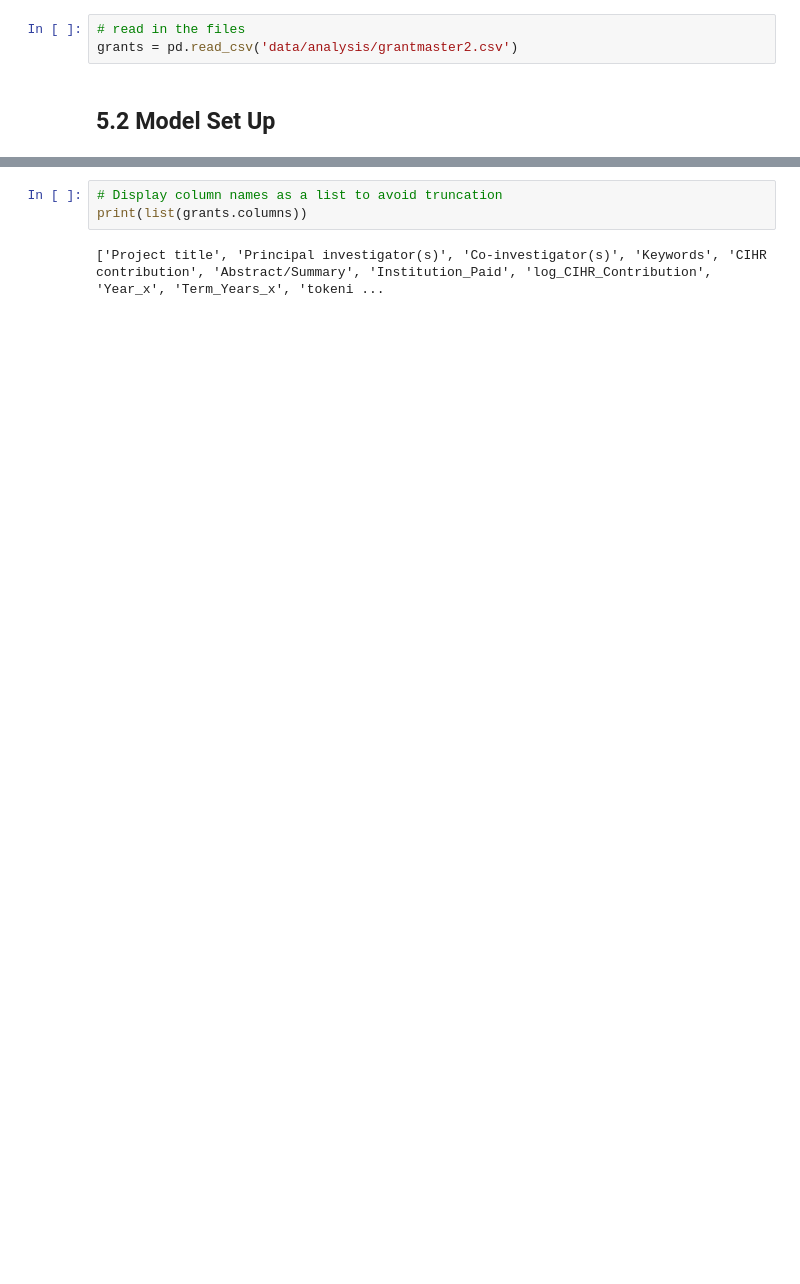
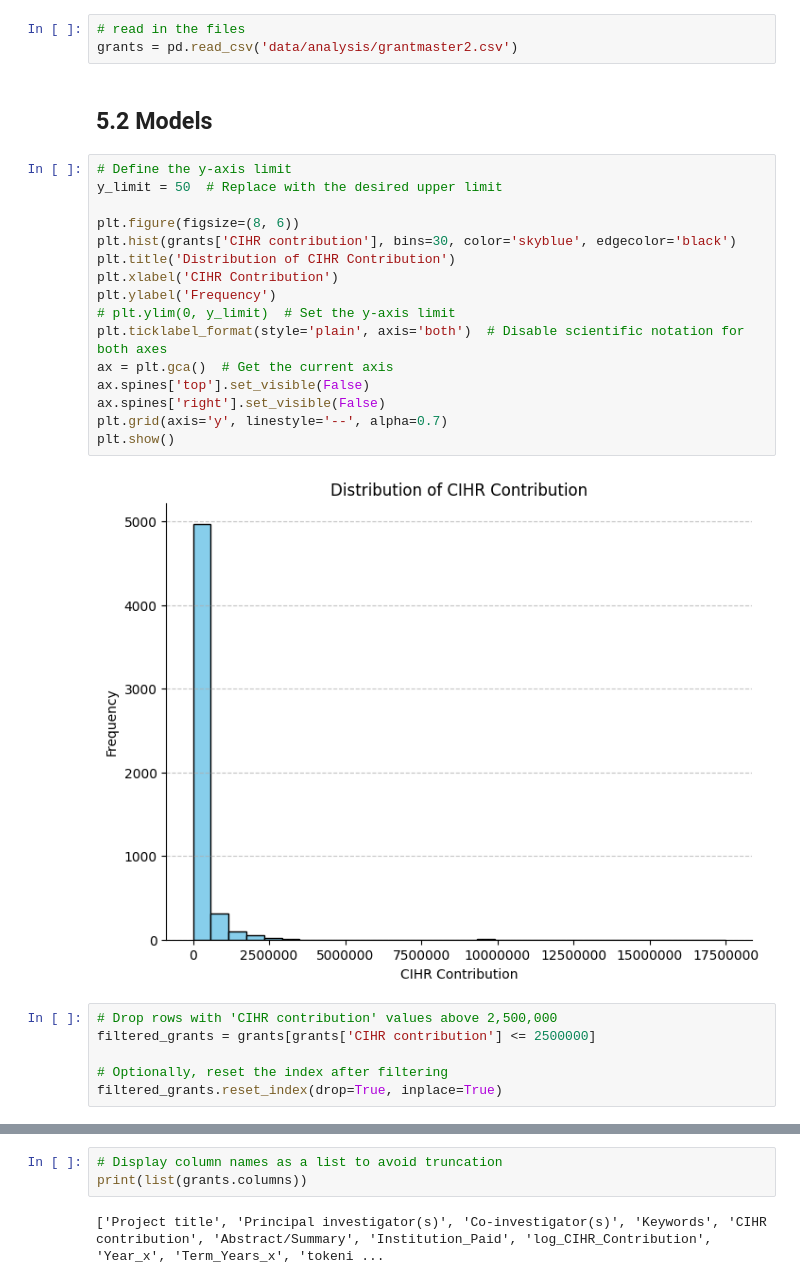
Before and after one commit to joycetheok/Grant-Abstract-Funding-Prediction, a Jupyter notebook: code.ipynb, the cells around one changed output, grey strips where cells are left out. Saved outputs shown, nothing was run; the diff lists cells and outputs as text; blank space fills up the shorter version.

Commit message:
updated models

```diff
--- a/code.ipynb
+++ b/code.ipynb
@@ -907,4 +928,28 @@ from sklearn.model_selection import train_test_split
 # read in the files
 grants = pd.read_csv('data/analysis/grantmaster2.csv')
 # %% [markdown]
-## 5.2 Model Set Up
+## 5.2 Models
+# %%
+# Define the y-axis limit
+y_limit = 50  # Replace with the desired upper limit
+
+plt.figure(figsize=(8, 6))
+plt.hist(grants['CIHR contribution'], bins=30, color='skyblue', edgecolor='black')
+plt.title('Distribution of CIHR Contribution')
+plt.xlabel('CIHR Contribution')
+plt.ylabel('Frequency')
+# plt.ylim(0, y_limit)  # Set the y-axis limit
+plt.ticklabel_format(style='plain', axis='both')  # Disable scientific notation for both axes
+ax = plt.gca()  # Get the current axis
+ax.spines['top'].set_visible(False)
+ax.spines['right'].set_visible(False)
+plt.grid(axis='y', linestyle='--', alpha=0.7)
+plt.show()
+# %% [output]
+[figure, added]
+# %%
+# Drop rows with 'CIHR contribution' values above 2,500,000
+filtered_grants = grants[grants['CIHR contribution'] <= 2500000]
+
+# Optionally, reset the index after filtering
+filtered_grants.reset_index(drop=True, inplace=True)
```
Also changed, not shown: parts of 17 cells of this notebook, 1 other file.
